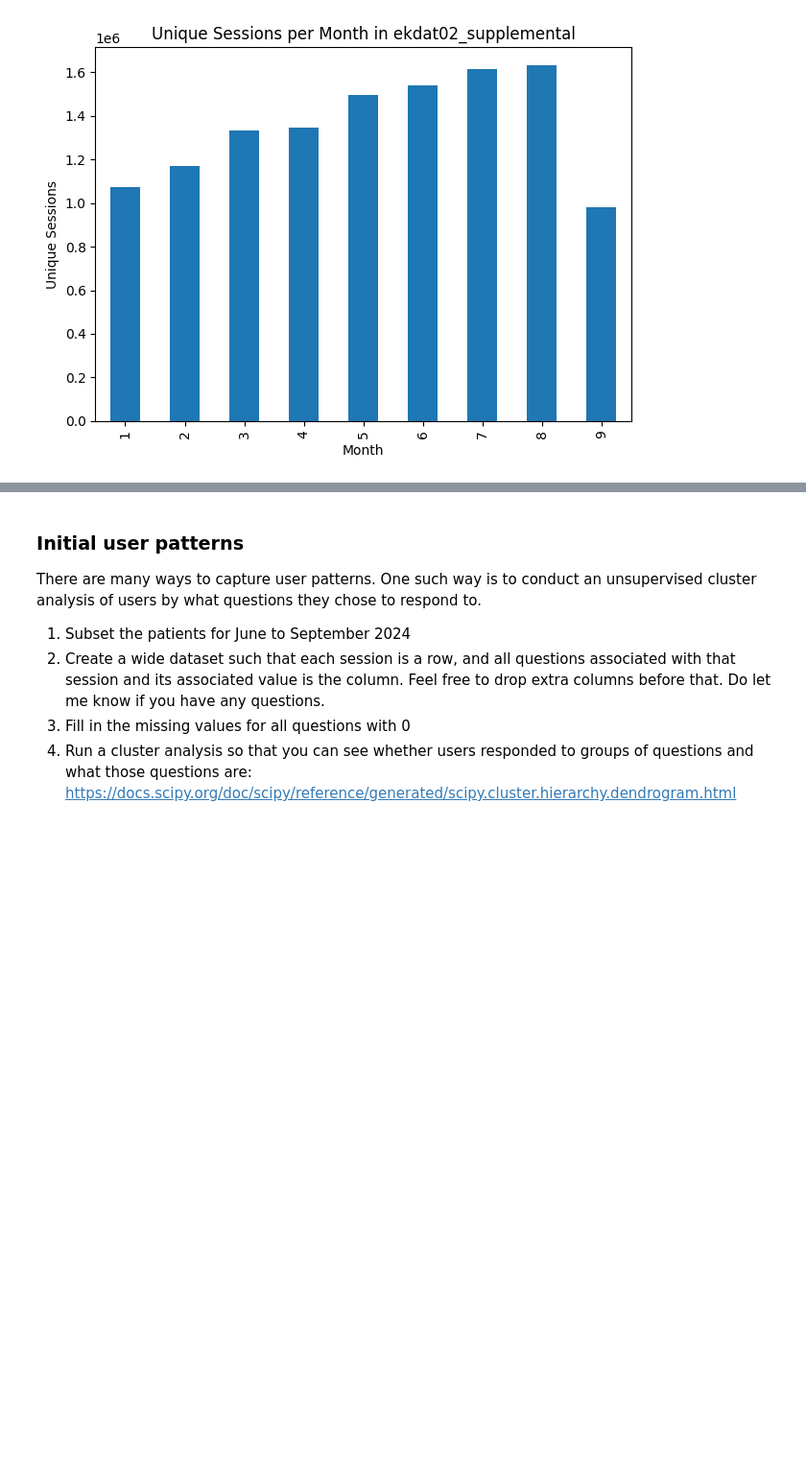
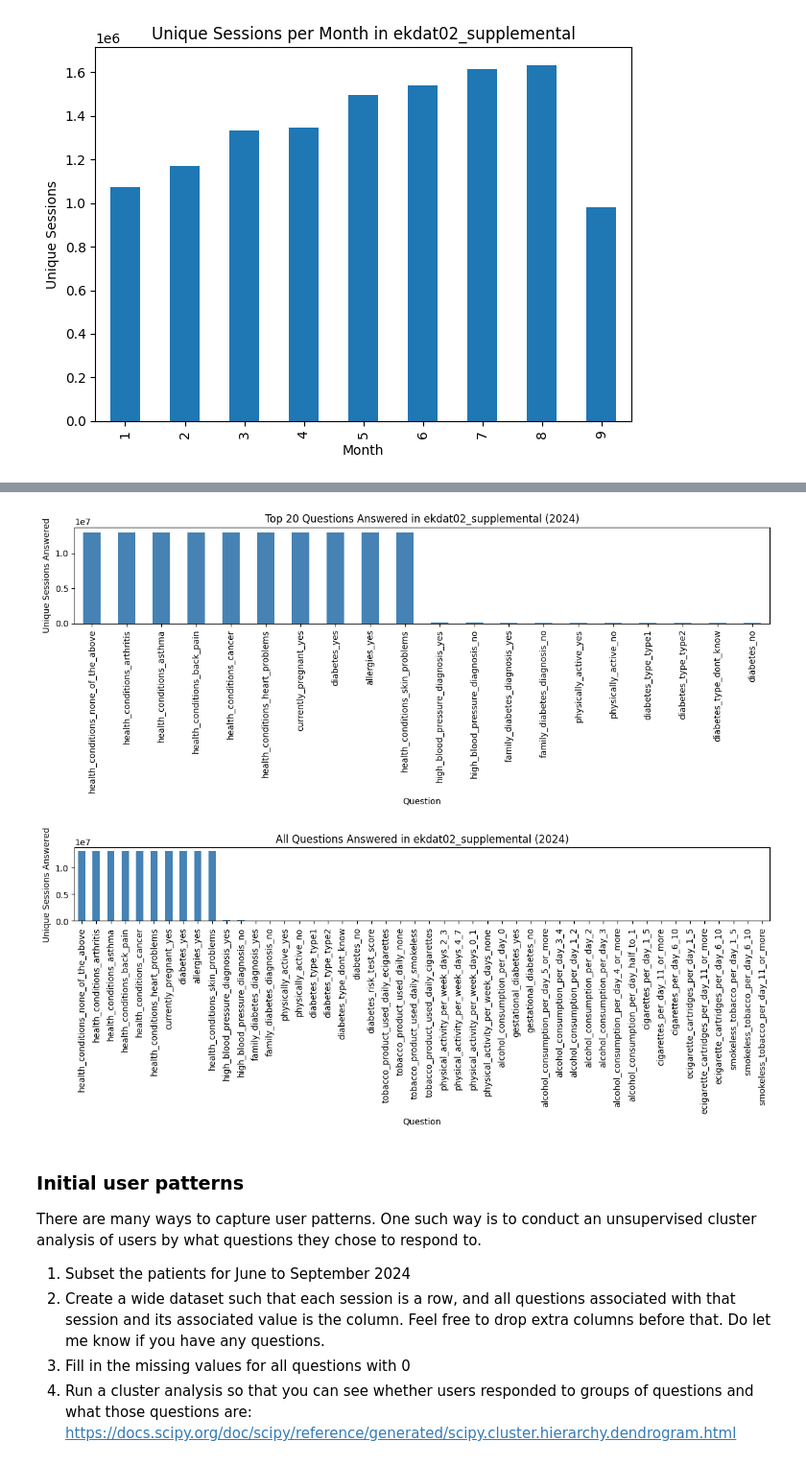
Before and after one commit to chroniq-lab/kiosk_user_patterns, a Jupyter notebook: data/kupdat02_summaries of variables.ipynb, the cells around one changed output, grey strips where cells are left out. Shown at 96% size. Drawn from its saved outputs; the diff is of its cells as text; code cells hidden in the pictures; blank space fills up the shorter version.

```diff
--- a/data/kupdat02_summaries of variables.ipynb
+++ b/data/kupdat02_summaries of variables.ipynb
@@ -105,3 +64,57 @@ plt.show()
+# %%
+# Plot a bar chart of unique questions answered in ekdat02_supplemental in 2024
+# === IMPORTS ===
+import pyarrow.dataset as ds
+import pyarrow.compute as pc
+import pandas as pd
+import matplotlib.pyplot as plt
+from collections import Counter
+
+# === Step 1: Create a scanner for only the columns you need ===
+scanner = ekdat02_supplemental_dataset.scanner(columns=['data_label_name', 'value', 'date_time'])
+
+# === Step 2: Read batches instead of loading all into memory ===
+batches = scanner.to_batches()
+
+# === Step 3: Use a Counter to count answers per question ===
+counts = Counter()
+
+for batch in batches:
+    # Extract year from timestamp directly
+    years = pc.year(batch['date_time'])
+    mask_2024 = pc.equal(years, 2024)
+
+    labels = batch['data_label_name'].filter(mask_2024)
+    values = batch['value'].filter(mask_2024)
+
+    for label, val in zip(labels, values):
+        if val is not None:
+            counts[label.as_py()] += 1
+
+# === Step 4: Convert to pandas and plot ===
+top_questions = pd.Series(counts).sort_values(ascending=False).head(20)
+
+plt.figure(figsize=(12, 5))
+top_questions.plot(kind='bar', color='steelblue')
+plt.xlabel('Question')
+plt.ylabel('Unique Sessions Answered')
+plt.title('Top 20 Questions Answered in ekdat02_supplemental (2024)')
+plt.xticks(rotation=90)
+plt.tight_layout()
+plt.show()
+
+# Plot all unique questions answered in ekdat02_supplemental in 2024 (not just top 20)
+plt.figure(figsize=(max(12, len(counts) // 4), 5))
+pd.Series(counts).sort_values(ascending=False).plot(kind='bar', color='steelblue')
+plt.xlabel('Question')
+plt.ylabel('Unique Sessions Answered')
+plt.title('All Questions Answered in ekdat02_supplemental (2024)')
+plt.xticks(rotation=90)
+plt.tight_layout()
+plt.show()
+# %% [output]
+[figure, added]
+[figure, added]
 # %% [markdown]
 ### Initial user patterns
 
```
Also changed, not shown: parts of 9 cells of this notebook, 3 other files.
